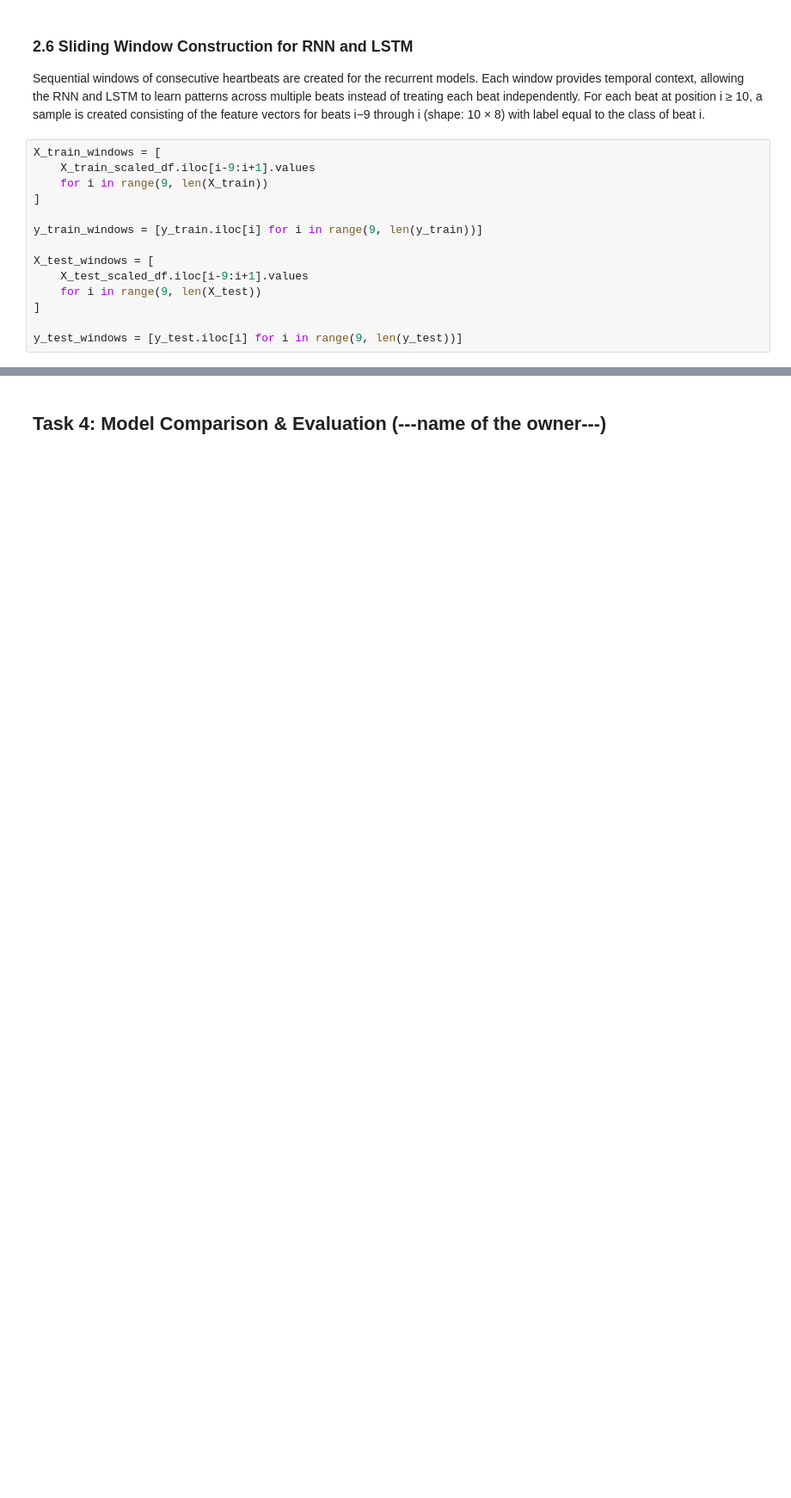
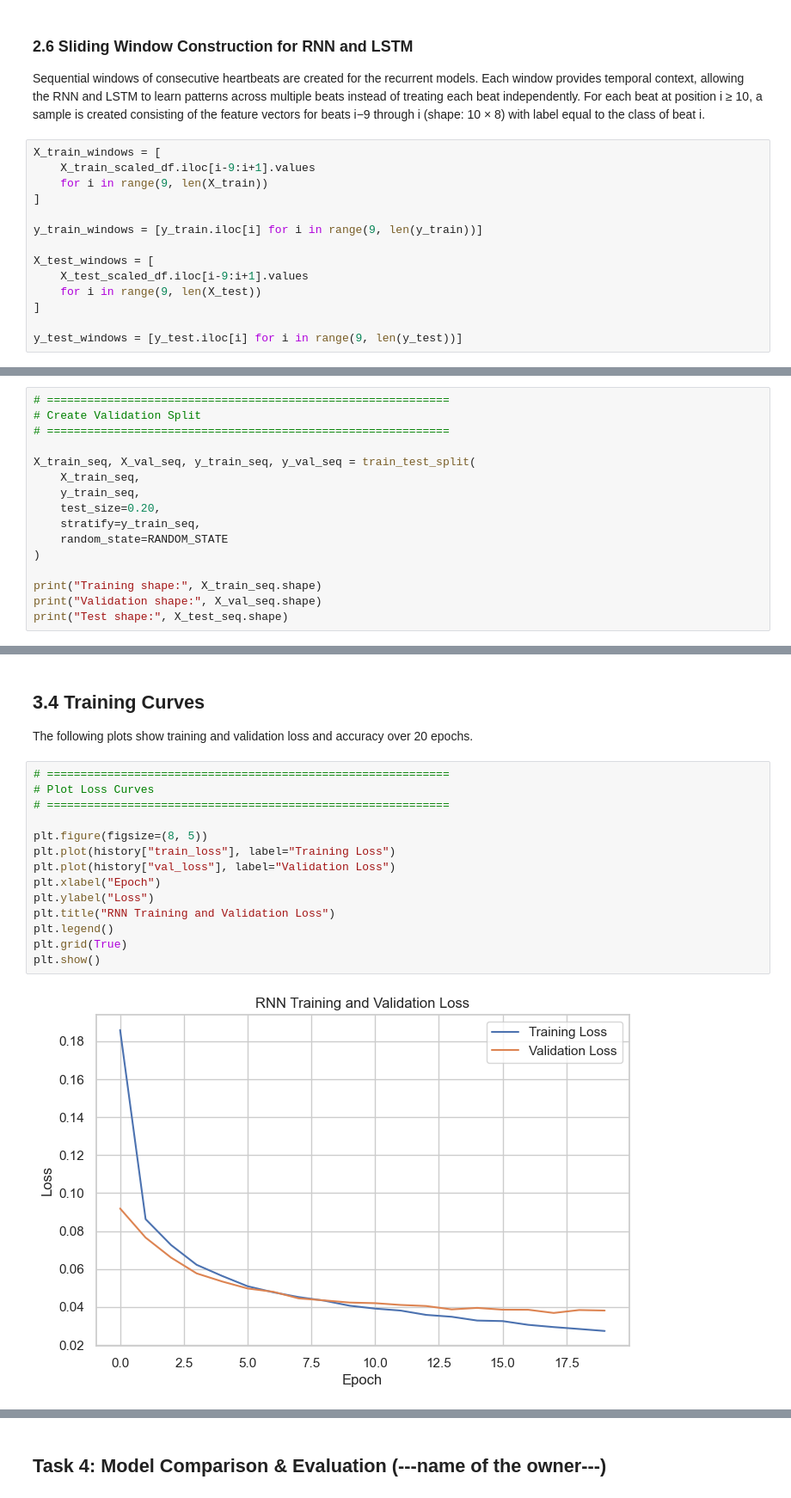
Before and after one commit to harasarahh/machine-learning-projects, a Jupyter notebook: TimeSeries/ML_assignment3.ipynb, the cells around one changed output, grey strips where cells are left out. Shown at 86% size. Saved outputs shown, nothing was run; the diff lists cells and outputs as text; blank space fills up the shorter version.

```diff
--- a/TimeSeries/ML_assignment3.ipynb
+++ b/TimeSeries/ML_assignment3.ipynb
@@ -547,0 +661,16 @@ y_test_windows = [y_test.iloc[i] for i in range(9, len(y_test))]
+# %%
+# ============================================================
+# Create Validation Split
+# ============================================================
+
+X_train_seq, X_val_seq, y_train_seq, y_val_seq = train_test_split(
+    X_train_seq,
+    y_train_seq,
+    test_size=0.20,
+    stratify=y_train_seq,
+    random_state=RANDOM_STATE
+)
+
+print("Training shape:", X_train_seq.shape)
+print("Validation shape:", X_val_seq.shape)
+print("Test shape:", X_test_seq.shape)
@@ -547,0 +1003,20 @@ y_test_windows = [y_test.iloc[i] for i in range(9, len(y_test))]
+# %% [markdown]
+## 3.4 Training Curves
+
+The following plots show training and validation loss and accuracy over 20 epochs.
+# %%
+# ============================================================
+# Plot Loss Curves
+# ============================================================
+
+plt.figure(figsize=(8, 5))
+plt.plot(history["train_loss"], label="Training Loss")
+plt.plot(history["val_loss"], label="Validation Loss")
+plt.xlabel("Epoch")
+plt.ylabel("Loss")
+plt.title("RNN Training and Validation Loss")
+plt.legend()
+plt.grid(True)
+plt.show()
+# %% [output]
+[figure, added]
```
Also changed, not shown: parts of 47 cells of this notebook.
